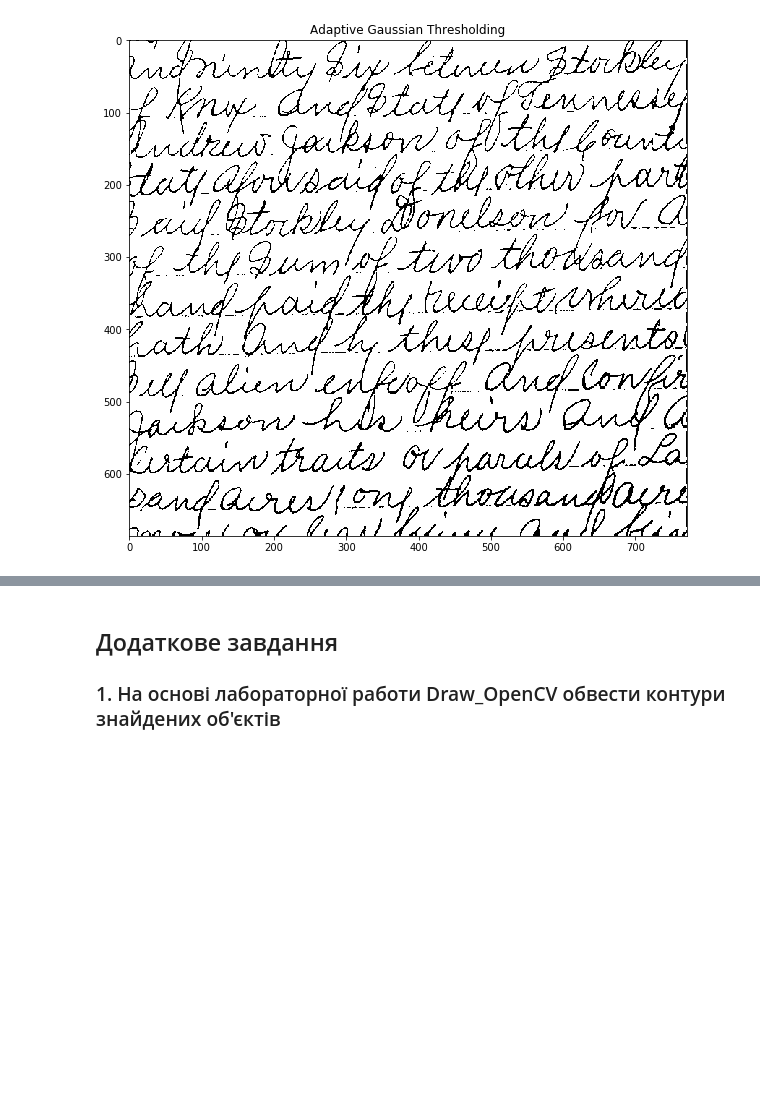
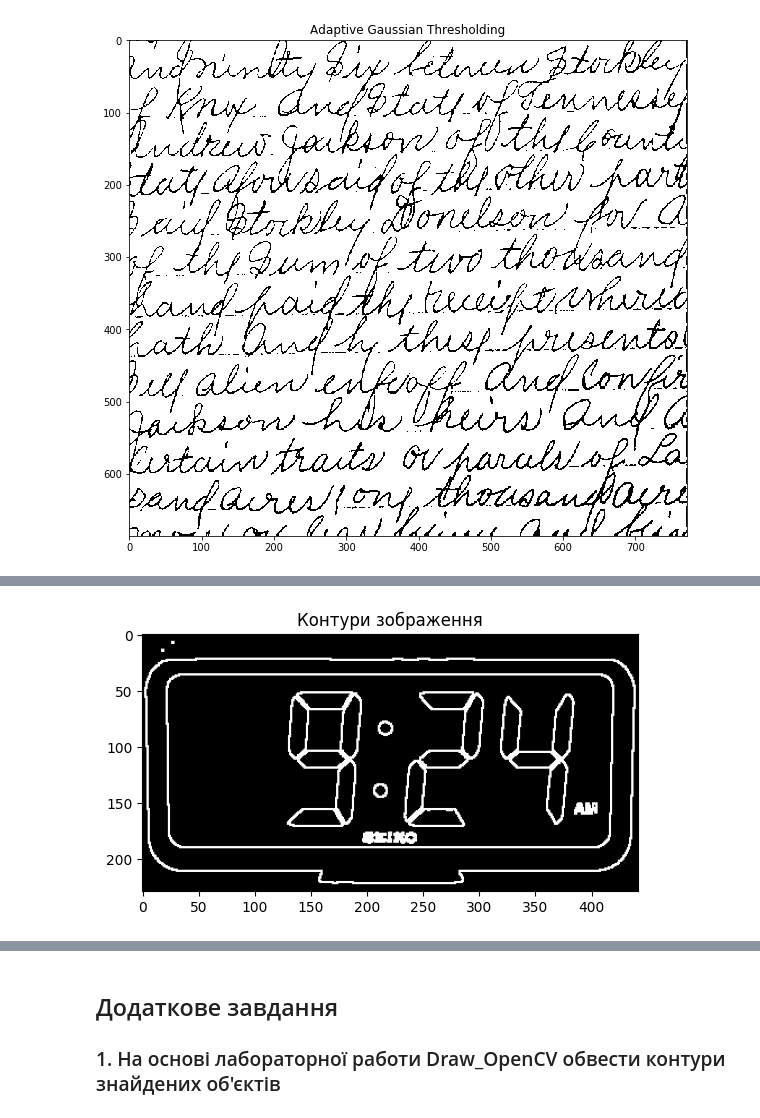
Before and after one commit to alevlage/images_labs, a Jupyter notebook: Lab6.ipynb, the cells around one changed output, grey strips where cells are left out. Cells and saved outputs as stored; diff of their text form; code cells hidden in the pictures; blank space fills up the shorter version.

```diff
--- a/Lab6.ipynb
+++ b/Lab6.ipynb
@@ -317,3 +323,24 @@ plt.imshow(th3, cmap = 'gray'); plt.title('Adaptive Gaussian Thresholding'); plt
+# %%
+bin_img = img.copy()
+
+threshold =90
+max_val = 255
+min_val = 0
+for row in range(img.shape[0]):
+    for col in range(img.shape[1]):
+        if (img[row][col]) > threshold:
+            bin_img[row][col] = max_val
+        else:
+            bin_img[row][col] = min_val
+
+kernel = np.ones((3,3),np.uint8)
+gradient = cv2.morphologyEx(bin_img, cv2.MORPH_GRADIENT, kernel)
+
+
+plt.imshow(gradient, cmap = 'gray', vmin = 0, vmax = 255);
+plt.title('Контури зображення');
+# %% [output]
+[figure, added]
 # %% [markdown]
 ## 2. Методами порогової та морфологічної обробки відобразити границі баскетбольного поля
  Завантажити зображення "basketball.jpg" директорії "./examples/"
```
Also changed, not shown: parts of 7 cells of this notebook.
